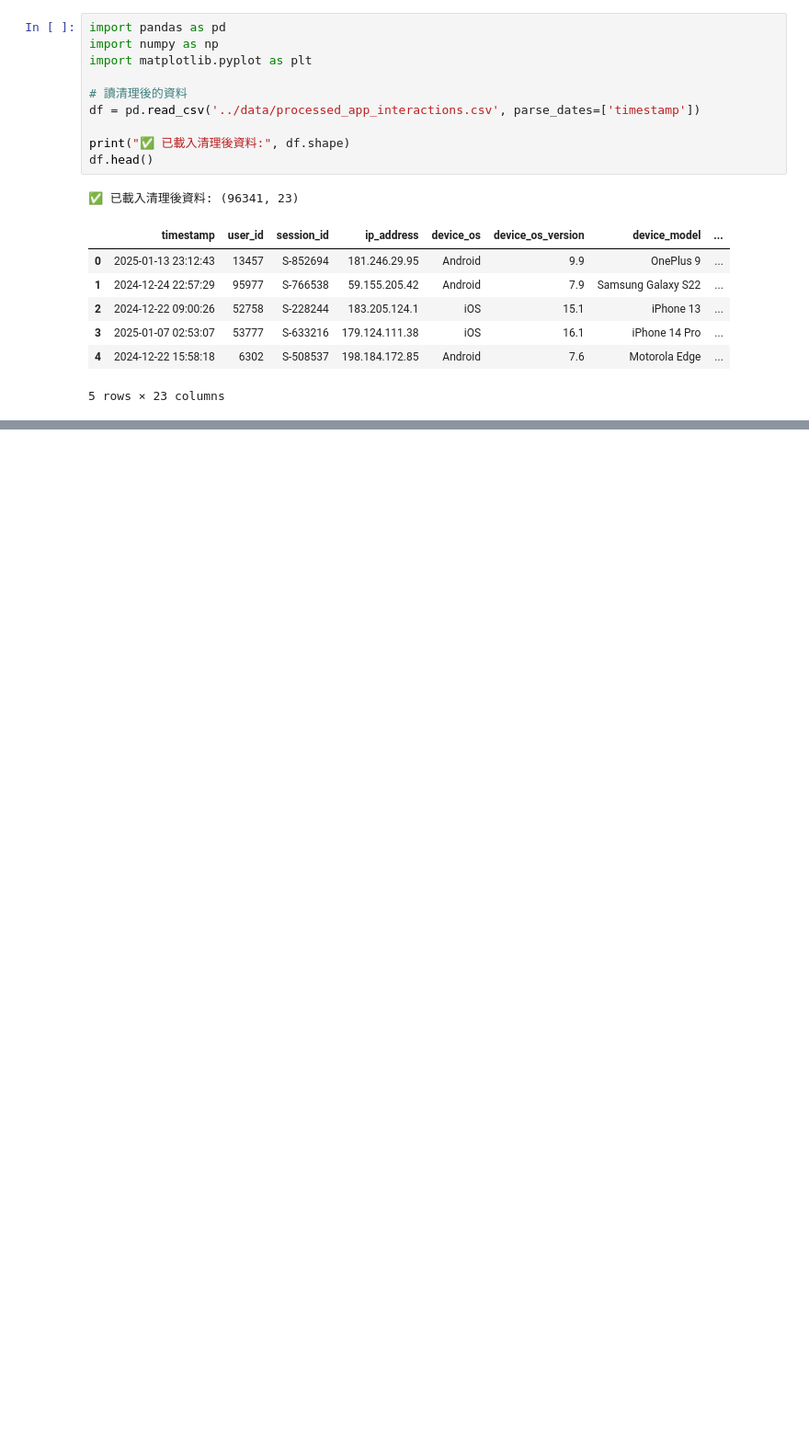
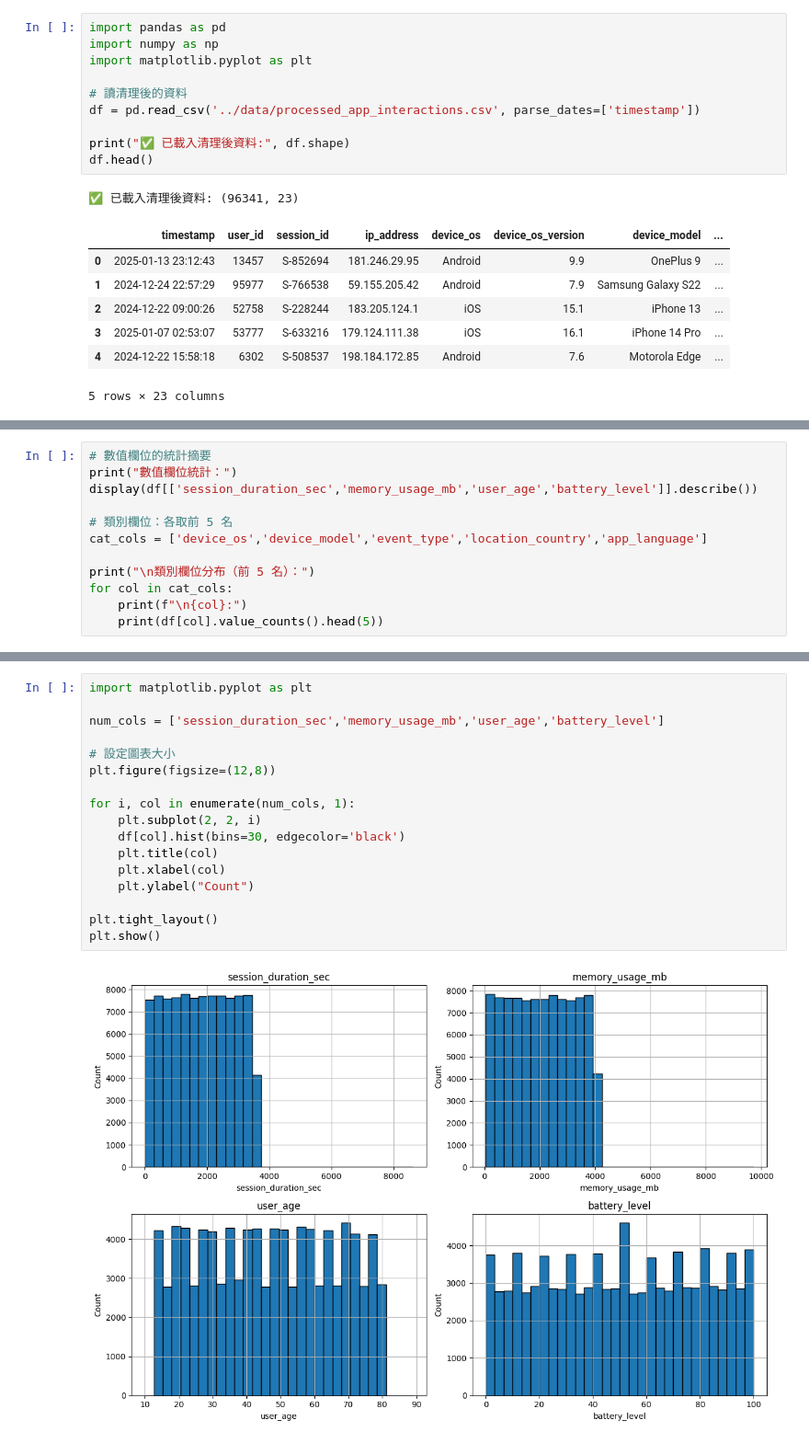
Before and after one commit to MIN1917/user-app-behavior-analysis, a Jupyter notebook: notebooks/01_EDA.ipynb, the cells around one changed output, grey strips where cells are left out. Shown at 92% size. Cells and saved outputs as stored; diff of their text form; blank space fills up the shorter version.

Commit message:
Clean outputs in 01_EDA notebook and prepare for visualization

```diff
--- a/notebooks/01_EDA.ipynb
+++ b/notebooks/01_EDA.ipynb
@@ -19,0 +48,12 @@ df.head()
+# %%
+# 數值欄位的統計摘要
+print("數值欄位統計：")
+display(df[['session_duration_sec','memory_usage_mb','user_age','battery_level']].describe())
+
+# 類別欄位：各取前 5 名
+cat_cols = ['device_os','device_model','event_type','location_country','app_language']
+
+print("\n類別欄位分布（前 5 名）：")
+for col in cat_cols:
+    print(f"\n{col}:")
+    print(df[col].value_counts().head(5))
@@ -19,0 +88,19 @@ df.head()
+# %%
+import matplotlib.pyplot as plt
+
+num_cols = ['session_duration_sec','memory_usage_mb','user_age','battery_level']
+
+# 設定圖表大小
+plt.figure(figsize=(12,8))
+
+for i, col in enumerate(num_cols, 1):
+    plt.subplot(2, 2, i)
+    df[col].hist(bins=30, edgecolor='black')
+    plt.title(col)
+    plt.xlabel(col)
+    plt.ylabel("Count")
+
+plt.tight_layout()
+plt.show()
+# %% [output]
+[figure, added]
```
Also changed, not shown: parts of 53 cells of this notebook.
